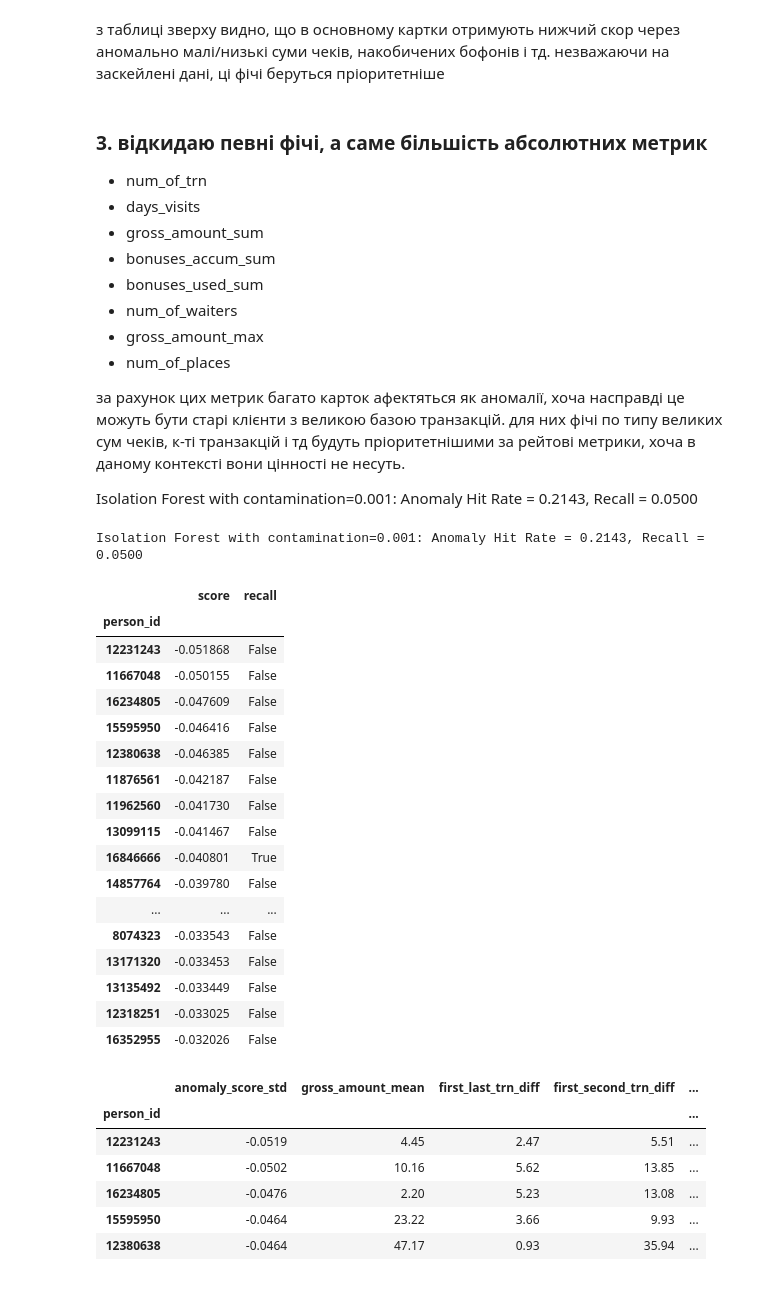
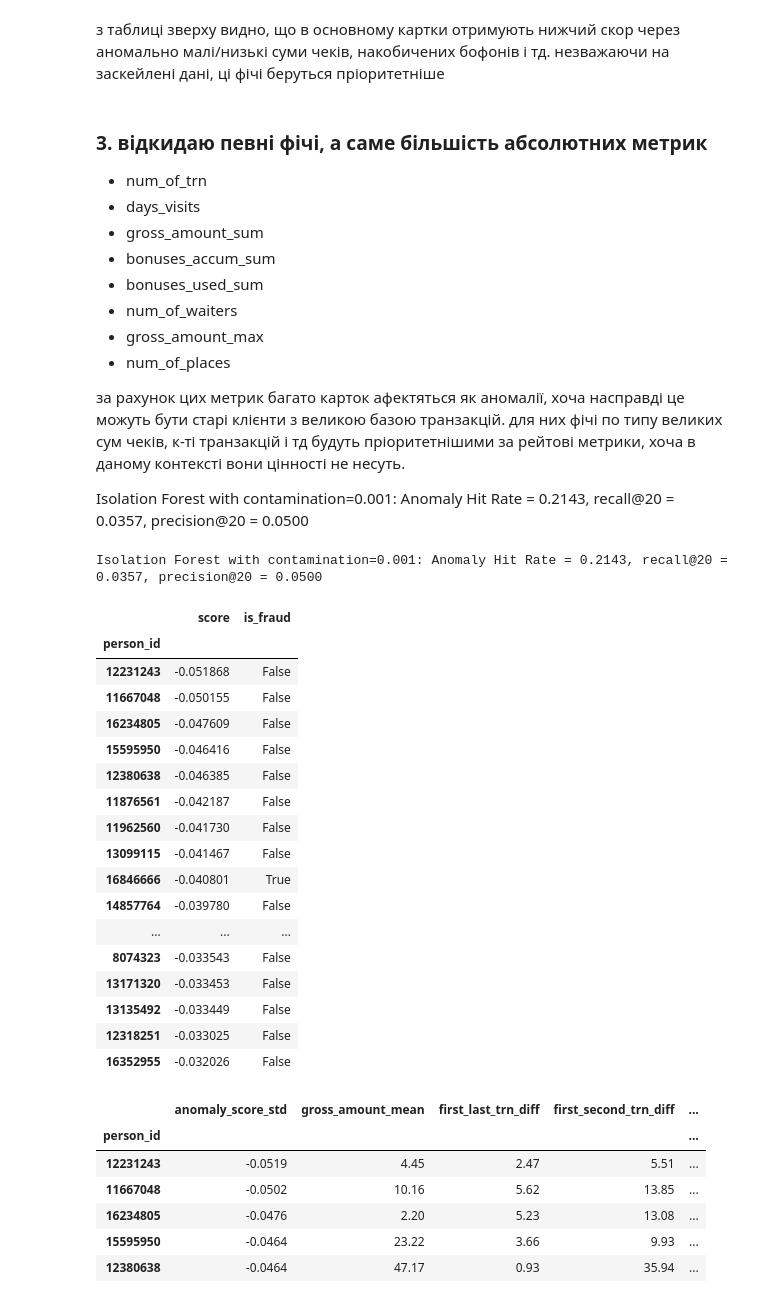
Before and after one commit to yoolinka/Fraud-Detection, a Jupyter notebook: models/models_tuning.ipynb, the cells around one changed output. Saved outputs shown, nothing was run; the diff lists cells and outputs as text; code cells hidden in the pictures.

```diff
--- a/models/models_tuning.ipynb
+++ b/models/models_tuning.ipynb
@@ -272,7 +282,7 @@ result_df
 
 за рахунок цих метрик багато карток афектяться як аномалії, хоча насправді це можуть бути старі клієнти з великою базою транзакцій. для них фічі по типу великих сум чеків, к-ті транзакцій і тд будуть пріоритетнішими за рейтові метрики, хоча в даному контексті вони цінності не несуть.
 
-Isolation Forest with contamination=0.001: Anomaly Hit Rate = 0.2143, Recall = 0.0500
+Isolation Forest with contamination=0.001: Anomaly Hit Rate = 0.2143, recall@20 = 0.0357, precision@20 = 0.0500
 # %%
 df, client_data = load_data(activity_state = 2)
 client_data = client_data[client_data['days_visits'] > 2]
@@ -316,38 +326,43 @@ skewed = [
     # 'num_of_places'
 ]
 
 X_std2 =  scale_features(
         data = client_data,
         scaler_type = "standard",
         features = features,
         skewed = skewed,
         show_charts = False,
         fit_data = None,
 )
 iso = IsolationForest(
     n_estimators=100,
     contamination=0.001,
     random_state=42
 )
 
 train_data = X_std2[~X_std2.index.isin(FRAUD_IDS)]
 iso.fit(train_data)
 
 client_data['anomaly_score_std'] = iso.decision_function(X_std2)
 client_data['anomaly_label_std'] = iso.predict(X_std2)
 hit_rate = client_data[client_data['is_fraud']]["anomaly_label_std"].value_counts(normalize=True).get(-1, 0)
 
 top_20 = client_data['anomaly_score_std'].sort_values().head(20)
-recall = top_20.index.isin(FRAUD_IDS)
+fraud_in_top_20 = top_20.index.isin(FRAUD_IDS)
+n_fraud = int(client_data['is_fraud'].sum())
+# recall@20 = (frauds in top 20) / total_frauds (same definition as models.py)
+recall_at_20 = fraud_in_top_20.sum() / n_fraud if n_fraud else np.nan
+# precision@20 = (frauds in top 20) / 20 (what the notebook previously called "Recall")
+precision_at_20 = fraud_in_top_20.mean()
 table = pd.DataFrame({
     'score': top_20.values,
-    'recall': recall
+    'is_fraud': fraud_in_top_20
 }, index=top_20.index)
-print(f"Isolation Forest with contamination=0.001: Anomaly Hit Rate = {hit_rate:.4f}, Recall = {recall.mean():.4f}")
+print(f"Isolation Forest with contamination=0.001: Anomaly Hit Rate = {hit_rate:.4f}, recall@20 = {recall_at_20:.4f}, precision@20 = {precision_at_20:.4f}")
 table
 # %% [output]
-Isolation Forest with contamination=0.001: Anomaly Hit Rate = 0.2143, Recall = 0.0500
+Isolation Forest with contamination=0.001: Anomaly Hit Rate = 0.2143, recall@20 = 0.0357, precision@20 = 0.0500
-|  | score | recall |
+|  | score | is_fraud |
 | person_id |  |  |
 | 12231243 | -0.051868 | False |
 | 11667048 | -0.050155 | False |
```
Also changed, not shown: parts of 3 cells of this notebook, 2 other files.
